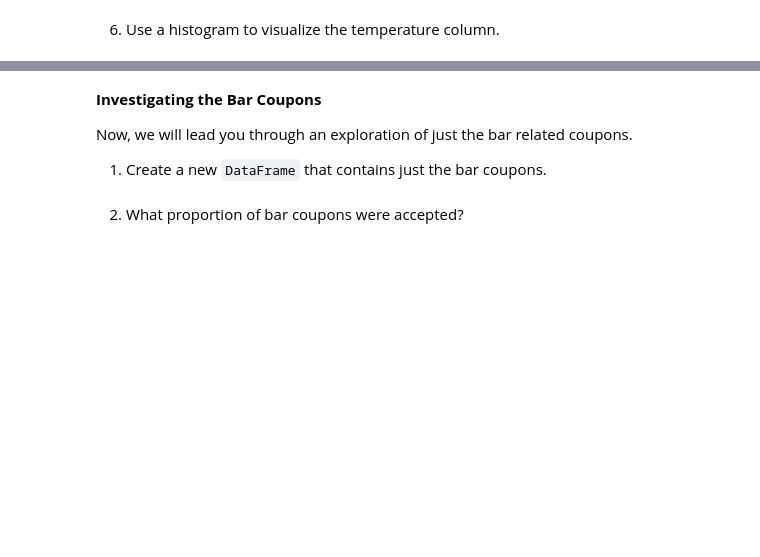
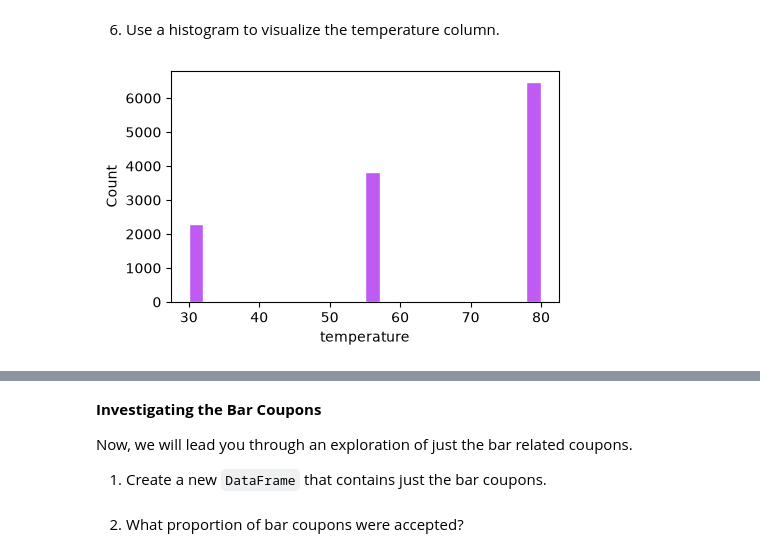
Before and after one commit to mvin-odissey/coupon-acceptance-analysis, a Jupyter notebook: prompt.ipynb, the cells around one changed output, grey strips where cells are left out. Drawn from its saved outputs; the diff is of its cells as text; code cells hidden in the pictures; blank space fills up the shorter version.

```diff
--- a/prompt.ipynb
+++ b/prompt.ipynb
@@ -482,2 +518,17 @@ The missing behavioral values were not imputed because doing so would require un
 # %% [markdown]
 6. Use a histogram to visualize the temperature column.
+# %%
+plt.figure(figsize=(5, 3))
+
+sns.histplot(
+    data=data_clean,
+    x="temperature",
+    color=colors[1],
+    edgecolor="white",
+    linewidth=1,
+    alpha=1
+)
+
+plt.show()
+# %% [output]
+[figure, added]
```
Also changed, not shown: parts of 4 cells of this notebook.
